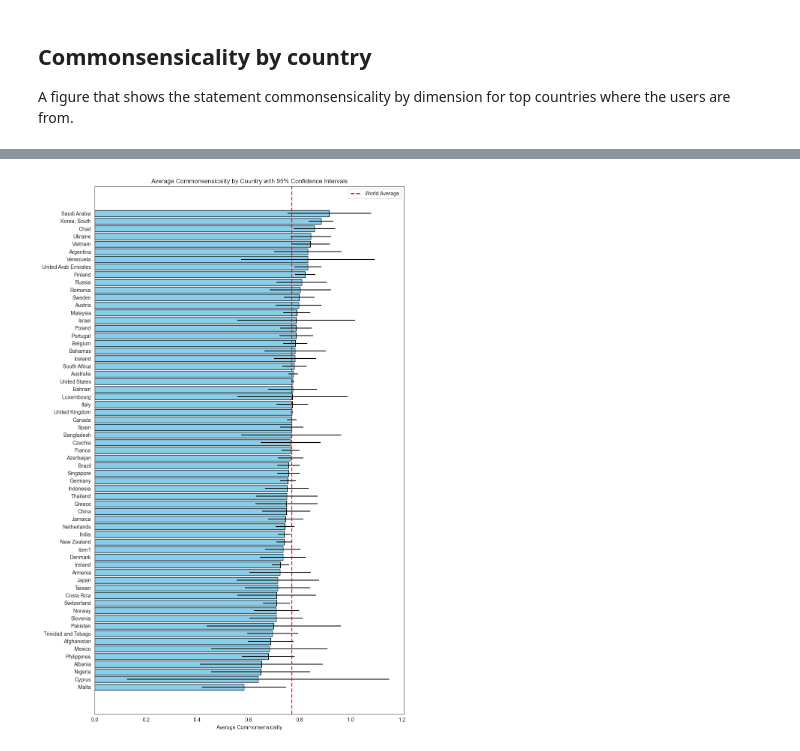
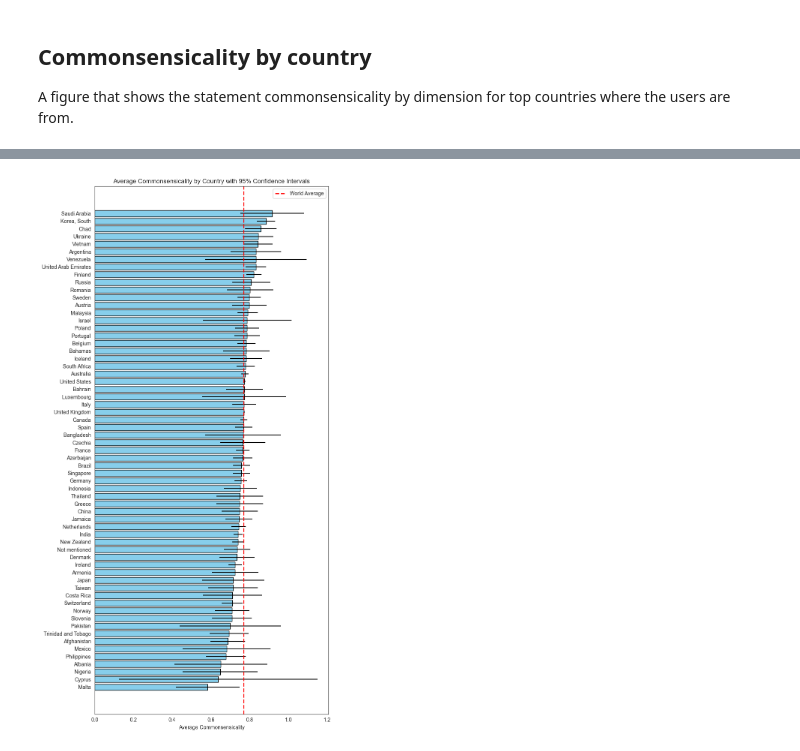
Before and after one commit to Watts-Lab/commonsense-data, a Jupyter notebook: .scripts/dashboard.ipynb, the cells around one changed output, grey strips where cells are left out. Saved outputs shown, nothing was run; the diff lists cells and outputs as text; code cells hidden in the pictures.

Commit message:
update plot

```diff
--- a/.scripts/dashboard.ipynb
+++ b/.scripts/dashboard.ipynb
@@ -748,0 +732,7 @@ shape: (40_094, 19)
+# %%
+# replace item1 with Not mentioned
+df_with_crt = df_with_crt.with_columns(
+    pl.col("country_reside").str.replace("item1", "Not mentioned")
+)
+
+df_with_crt.head(3)
@@ -761,33 +758,33 @@ grouped = (
     pandas_df_commonsense_country_info.groupby("country_reside")["commonsensicality"]
     .agg(["mean", "std", "count"])
     .reset_index()
 )
 grouped.rename(columns={"mean": "avg_commonsensicality"}, inplace=True)
 
 # remove countries with less than 2 participants
 grouped = grouped[grouped["count"] >= 2]
 
 grouped["ci"] = 1.96 * grouped["std"] / np.sqrt(grouped["count"])
 
 grouped_sorted = grouped.sort_values("avg_commonsensicality", ascending=True)
 
-plt.figure(figsize=(10, 15))
+plt.figure(figsize=(8, 15))
 plt.barh(
     grouped_sorted["country_reside"],
     grouped_sorted["avg_commonsensicality"],
     xerr=grouped_sorted["ci"],
     color="skyblue",
     edgecolor="black",
 )
 
 plt.axvline(
     x=world_avg, color="red", linestyle="--", linewidth=2, label="World Average"
 )
 
 plt.xlabel("Average Commonsensicality")
 plt.title("Average Commonsensicality by Country with 95% Confidence Intervals")
 plt.legend()
 plt.tight_layout()
-plt.show()
+plt.savefig("average_commonsensicality_by_country.pdf", dpi=300, bbox_inches="tight")
 # %% [output]
-[figure, old version]
+[figure, new version]
```
Also changed, not shown: parts of 2 cells of this notebook.
